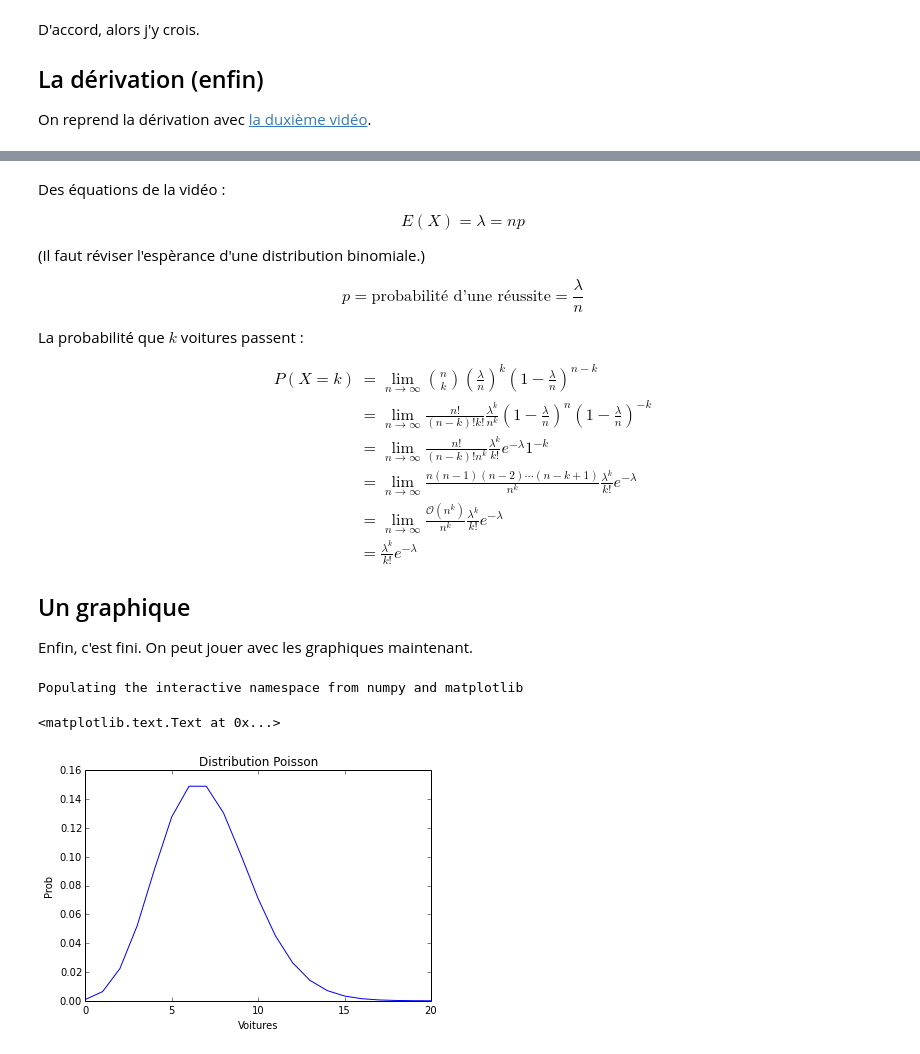
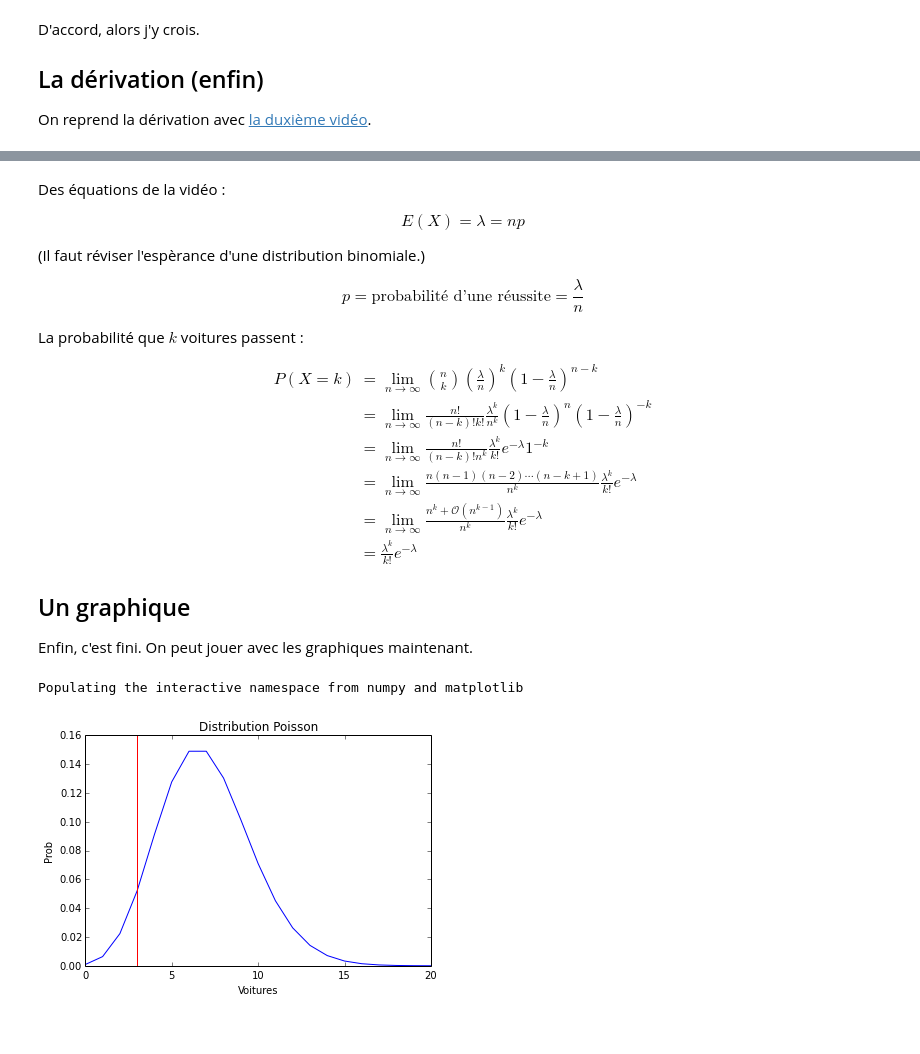
Before and after one commit to emk/statistiques_en_francais, a Jupyter notebook: Processus de Poisson.ipynb, the cells around one changed output, grey strips where cells are left out. Drawn from its saved outputs; the diff is of its cells as text; code cells hidden in the pictures.

```diff
--- a/Processus de Poisson.ipynb
+++ b/Processus de Poisson.ipynb
@@ -124,7 +124,7 @@ P(X=k) & = \lim_{n \rightarrow\infty}{{n \choose k} \left(\frac{\lambda}{n}\righ
              \frac{\lambda^k}{k!}
              e^{-\lambda}} \\
        & = \lim_{n \rightarrow\infty}{
-             \frac{\mathcal{O}(n^k)}{n^k}
+             \frac{n^k + \mathcal{O}(n^{k-1})}{n^k}
              \frac{\lambda^k}{k!}
              e^{-\lambda}} \\
        & = \frac{\lambda^k}{k!}e^{-\lambda}
@@ -140,19 +140,20 @@ Populating the interactive namespace from numpy and matplotlib
 # %%
 import math
 
 def poisson(lambda_, k):
     return lambda_**k * math.exp(-lambda_) / math.factorial(k)
 
 # Nos paramètres.
 lambda_ = 7     # Le nombre moyen de voitures qui passent.
 k = range(0,21) # Les probabilités de 0 à 20 voitures.
 
 fig = plt.figure()
 axes = fig.add_axes([0.1, 0.1, 0.8, 0.8])
 axes.plot(k, map(lambda k: poisson(lambda_, k), k))
 axes.set_xlabel("Voitures")
 axes.set_ylabel("Prob")
+axes.axvline(3, color='r')
 axes.set_title("Distribution Poisson")
+None
 # %% [output]
-<matplotlib.text.Text at 0x...>
-[figure, old version]
+[figure, new version]
```
Also changed, not shown: parts of 8 cells of this notebook.
